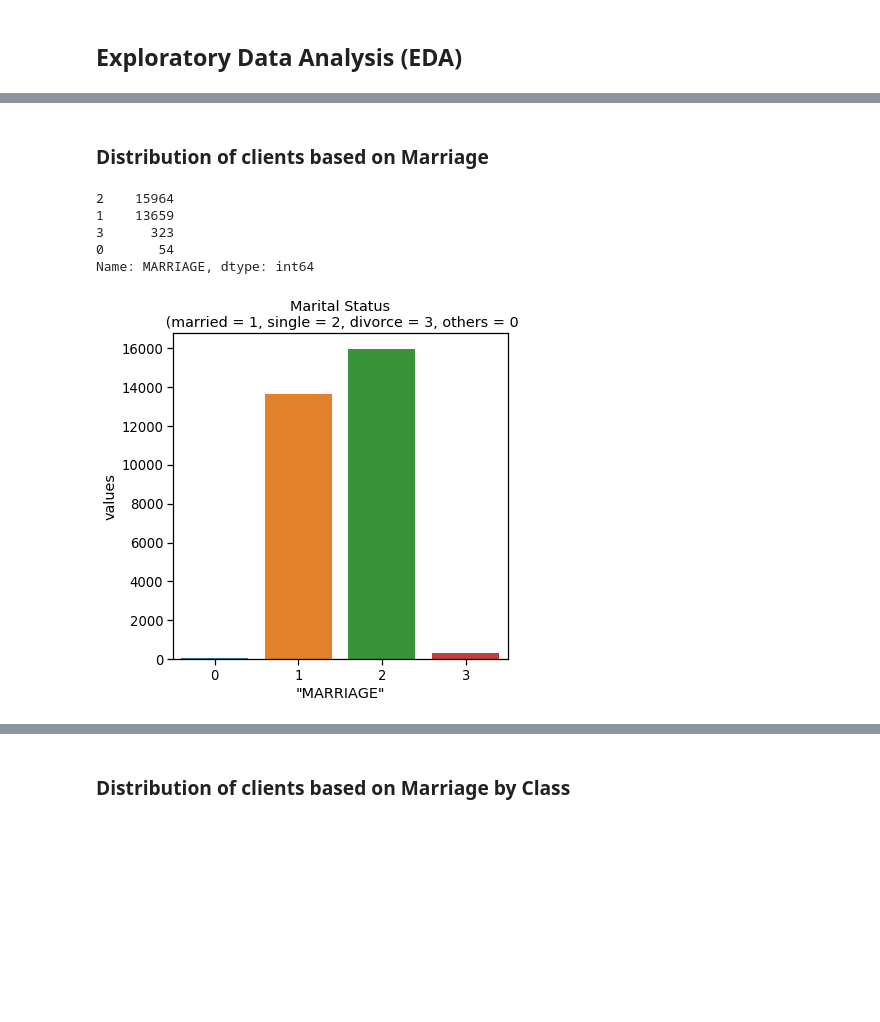
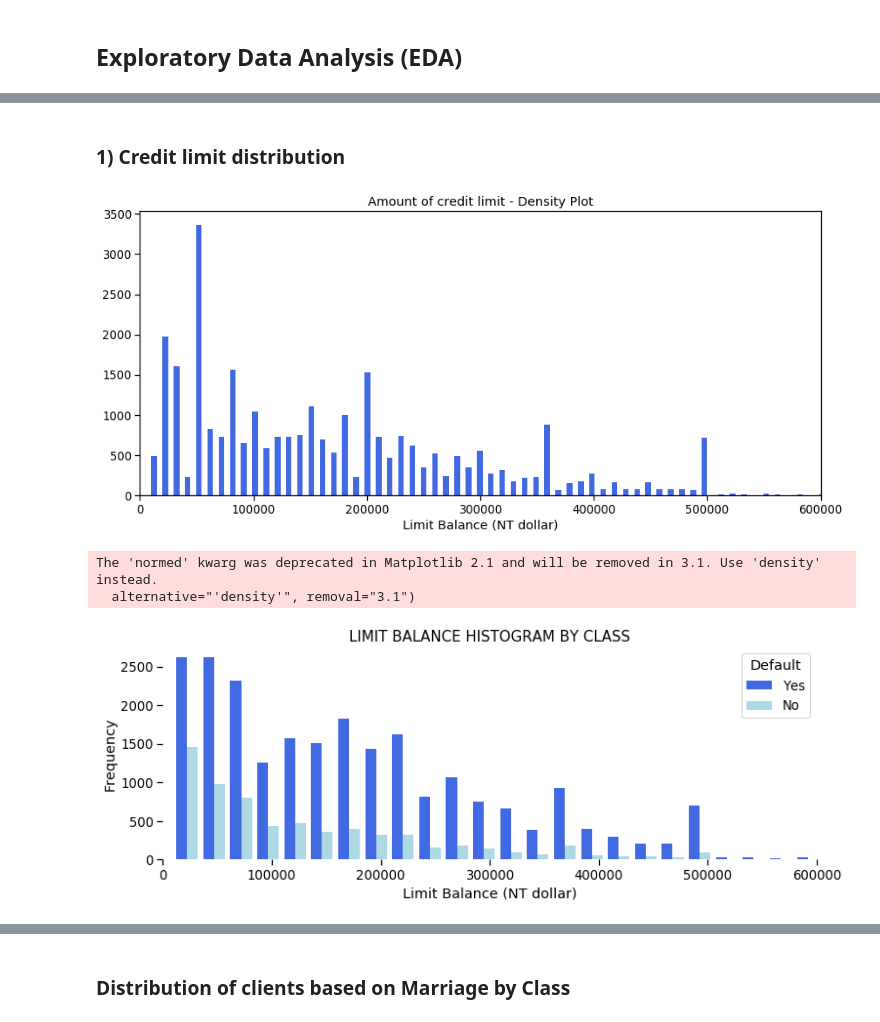
Before and after one commit to guptaaxita/Credit_card_default_EDA, a Jupyter notebook: Course5_Task2_EDA.ipynb, the cells around one changed output, grey strips where cells are left out. Saved outputs shown, nothing was run; the diff lists cells and outputs as text; code cells hidden in the pictures; blank space fills up the shorter version.

```diff
--- a/Course5_Task2_EDA.ipynb
+++ b/Course5_Task2_EDA.ipynb
@@ -274,21 +145,32 @@ plt.show()
-# %% [markdown]
-### Distribution of clients based on Marriage
-# %%
-credit['MARRIAGE'].value_counts(dropna=False)
-# %% [output]
-2    15964
-1    13659
-3      323
-0       54
-Name: MARRIAGE, dtype: int64
-# %%
-temp = credit["MARRIAGE"].value_counts()
-df = (pd.DataFrame({'"MARRIAGE"': temp.index,'values': temp.values}))
-plt.figure(figsize = (6,6))
-plt.title('Marital Status\n (married = 1, single = 2, divorce = 3, others = 0')
-sns.set_color_codes("pastel")
-sns.barplot(x = '"MARRIAGE"', y="values", data=df)
-locs, labels = plt.xticks()
-plt.show()
-# %% [output]
-[figure, removed]
+# %% [markdown]
+### 1) Credit limit distribution
+# %%
+# Frequencey distribution of amount of credit limit
+plt.figure(figsize = (14,6))
+plt.title('Amount of credit limit - Density Plot')
+plt.xlim([0,600000])
+plt.xlabel('Limit Balance (NT dollar)')
+plt.hist(credit['LIMIT_BAL'], bins=200, color=['royalblue'])
+plt.show()
+# %% [output]
+[figure, added]
+# %%
+#Frequencey distribution of amount of credit limit based on "Class"
+
+class0 = list(credit[credit['Class'] == 0]['LIMIT_BAL'])
+class1 = list(credit[credit['Class'] == 1]['LIMIT_BAL'])
+
+plt.figure(figsize=(12,4))
+sns.set_context('notebook', font_scale=1.2)
+plt.hist([class0, class1], bins = 40, normed=False, color=['royalblue', 'lightblue'])
+plt.xlim([0,600000])
+plt.legend(['Yes', 'No'], title = 'Default', loc='upper right', facecolor='white')
+plt.xlabel('Limit Balance (NT dollar)')
+plt.ylabel('Frequency')
+plt.title('LIMIT BALANCE HISTOGRAM BY CLASS', SIZE=15)
+plt.box(False)
+plt.savefig('ImageName', format='png', dpi=200, transparent=True)
+# %% [output]
+The 'normed' kwarg was deprecated in Matplotlib 2.1 and will be removed in 3.1. Use 'density' instead.
+  alternative="'density'", removal="3.1")
+[figure, added]
```
Also changed, not shown: parts of 41 cells of this notebook.
